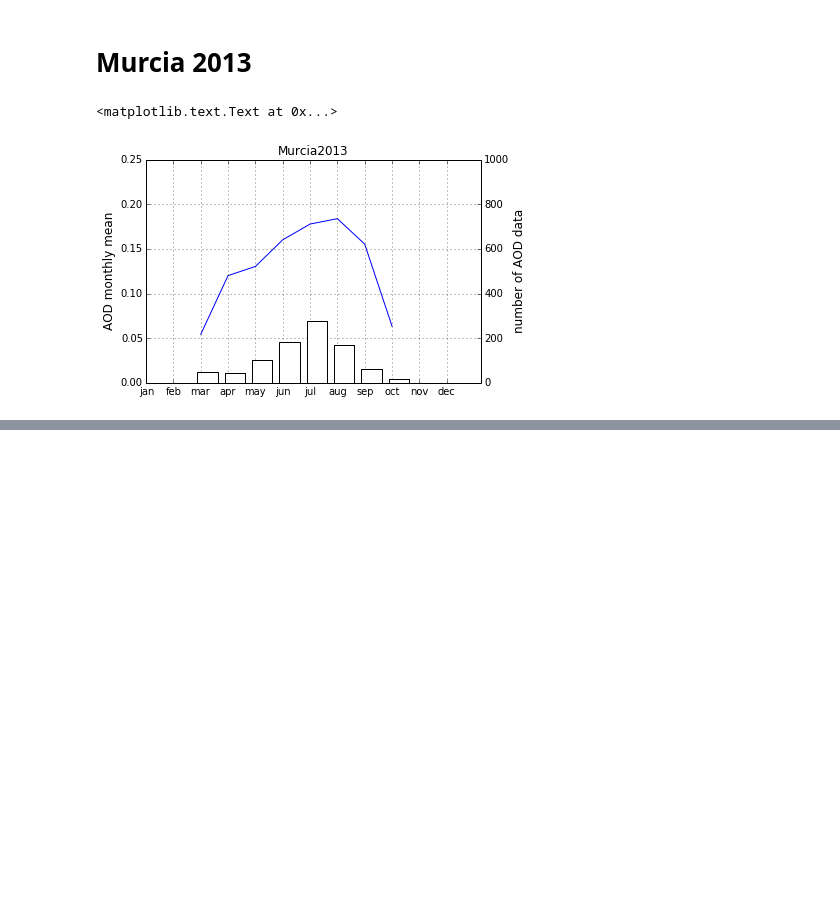
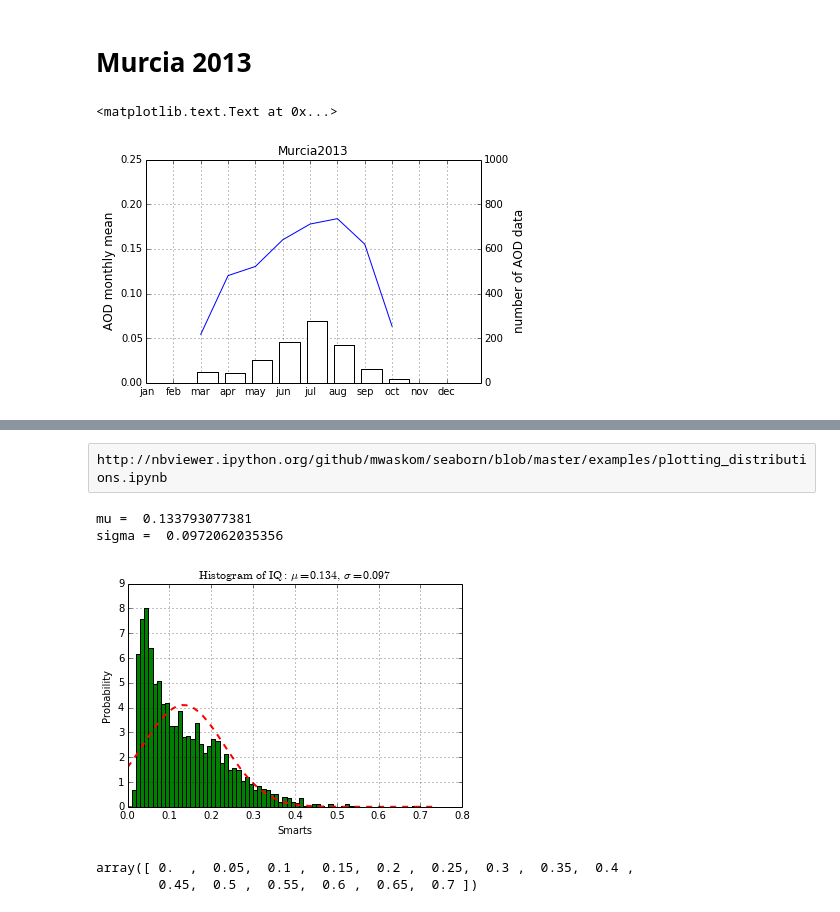
Before and after one commit to Ruben-VV/practica-python, a Jupyter notebook: iPython Notebook/aerosoles_Murcia.ipynb, the cells around one changed output, grey strips where cells are left out. Saved outputs shown, nothing was run; the diff lists cells and outputs as text; code cells hidden in the pictures; blank space fills up the shorter version.

```diff
--- a/iPython Notebook/aerosoles_Murcia.ipynb
+++ b/iPython Notebook/aerosoles_Murcia.ipynb
@@ -537,0 +289,32 @@ if __name__ == '__main__':
+# %% [raw]
+http://nbviewer.ipython.org/github/mwaskom/seaborn/blob/master/examples/plotting_distributions.ipynb
+# %%
+bin = np.arange(0,0.75,0.01)
+#df_out_Murcia.hist(column='AOT_500', bins=bin)
+
+# best fit of data
+(mu, sigma) = norm.fit(df_out_Murcia['AOT_500'])
+print 'mu = ',mu, '\n','sigma = ',sigma
+
+# the histogram of the data
+n, bins, patches = plt.hist(df_out_Murcia['AOT_500'], bin, normed=1, facecolor='green', alpha=1)
+
+# add a 'best fit' line
+y = mlab.normpdf( bins, mu, sigma)
+l = plt.plot(bins, y, 'r--', linewidth=2)
+
+#plot
+plt.xlabel('Smarts')
+plt.ylabel('Probability')
+plt.title(r'$\mathrm{Histogram\ of\ IQ:}\ \mu=%.3f,\ \sigma=%.3f$' %(mu, sigma))
+plt.grid(True)
+# %% [output]
+mu =  0.133793077381
+sigma =  0.0972062035356
+[figure, added]
+# %%
+bin = np.arange(0,0.75,0.05)
+bin
+# %% [output]
+array([ 0.  ,  0.05,  0.1 ,  0.15,  0.2 ,  0.25,  0.3 ,  0.35,  0.4 ,
+        0.45,  0.5 ,  0.55,  0.6 ,  0.65,  0.7 ])
```
Also changed, not shown: parts of 20 cells of this notebook, 9 other files.
